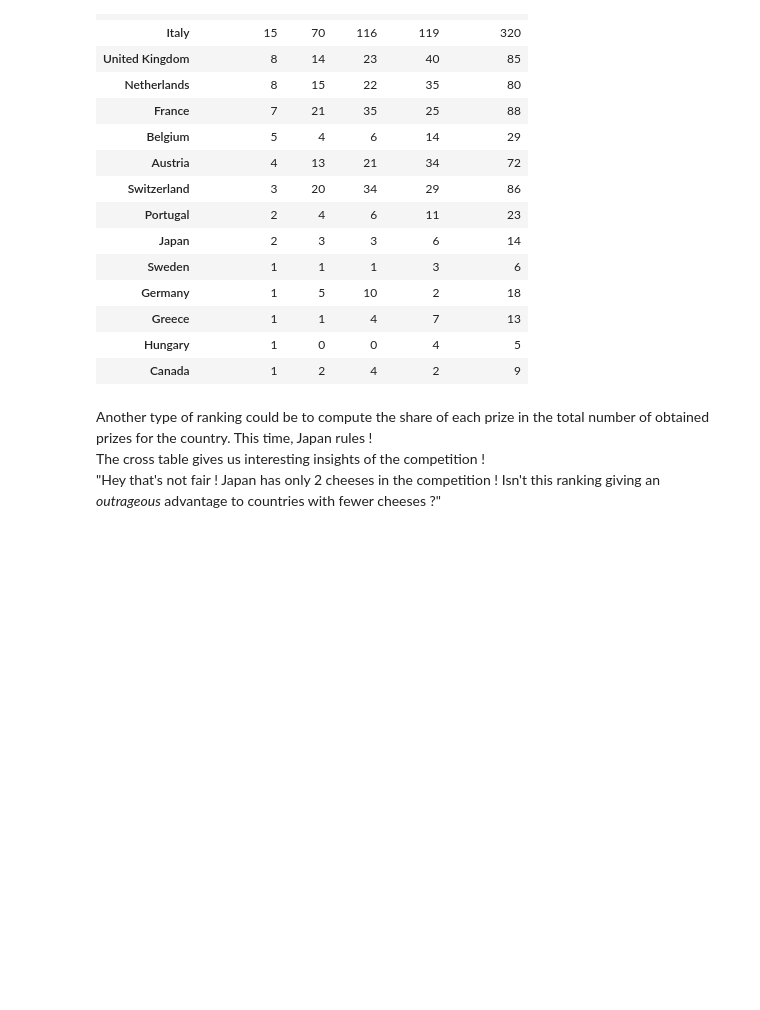
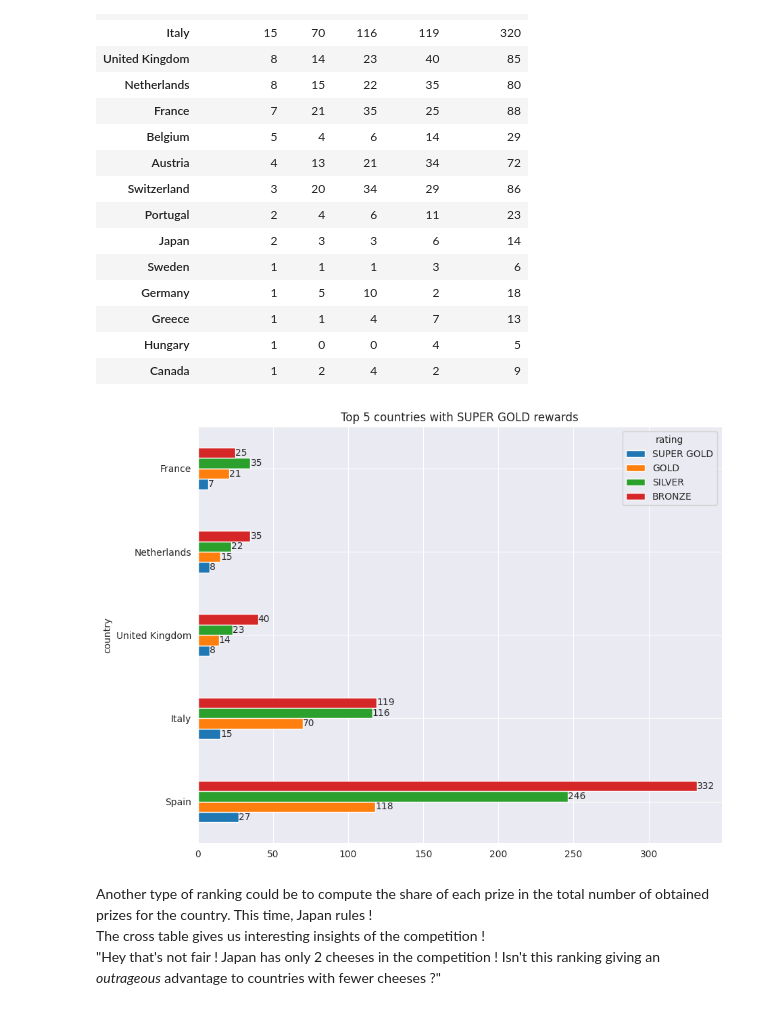
Before and after one commit to NanoClem/world-cheese-awards-analysis, a Jupyter notebook: world_cheese_awards_2021_EDA.ipynb, the cells around one changed output. Saved outputs shown, nothing was run; the diff lists cells and outputs as text; code cells hidden in the pictures; blank space fills up the shorter version.

Commit message:
[feat] add charts

```diff
--- a/world_cheese_awards_2021_EDA.ipynb
+++ b/world_cheese_awards_2021_EDA.ipynb
@@ -218,6 +217,16 @@ top_n
 | Greece | 1 | 1 | 4 | 7 | 13 |
 | Hungary | 1 | 0 | 0 | 4 | 5 |
 | Canada | 1 | 2 | 4 | 2 | 9 |
+# %%
+ax = top_n.iloc[:,:-1].head(5).plot(kind='barh', figsize=(10, 8))
+plt.title('Top 5 countries with SUPER GOLD rewards')
+
+for container in ax.containers:
+    ax.bar_label(container)
+
+plt.show()
+# %% [output]
+[figure, added]
 # %% [markdown]
 Another type of ranking could be to compute the share of each prize in the total number of obtained prizes for the country. This time, Japan rules !
 The cross table gives us interesting insights of the competition !
```
Also changed, not shown: parts of 2 cells of this notebook.
